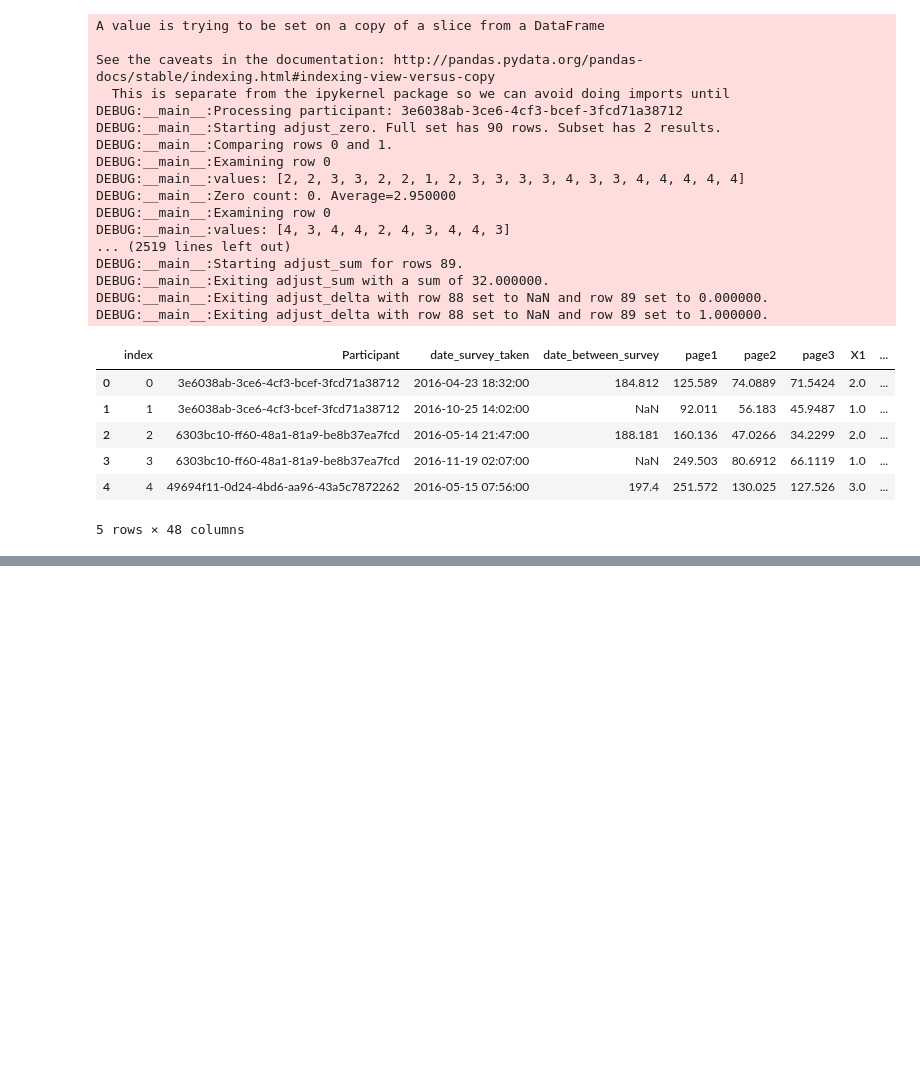
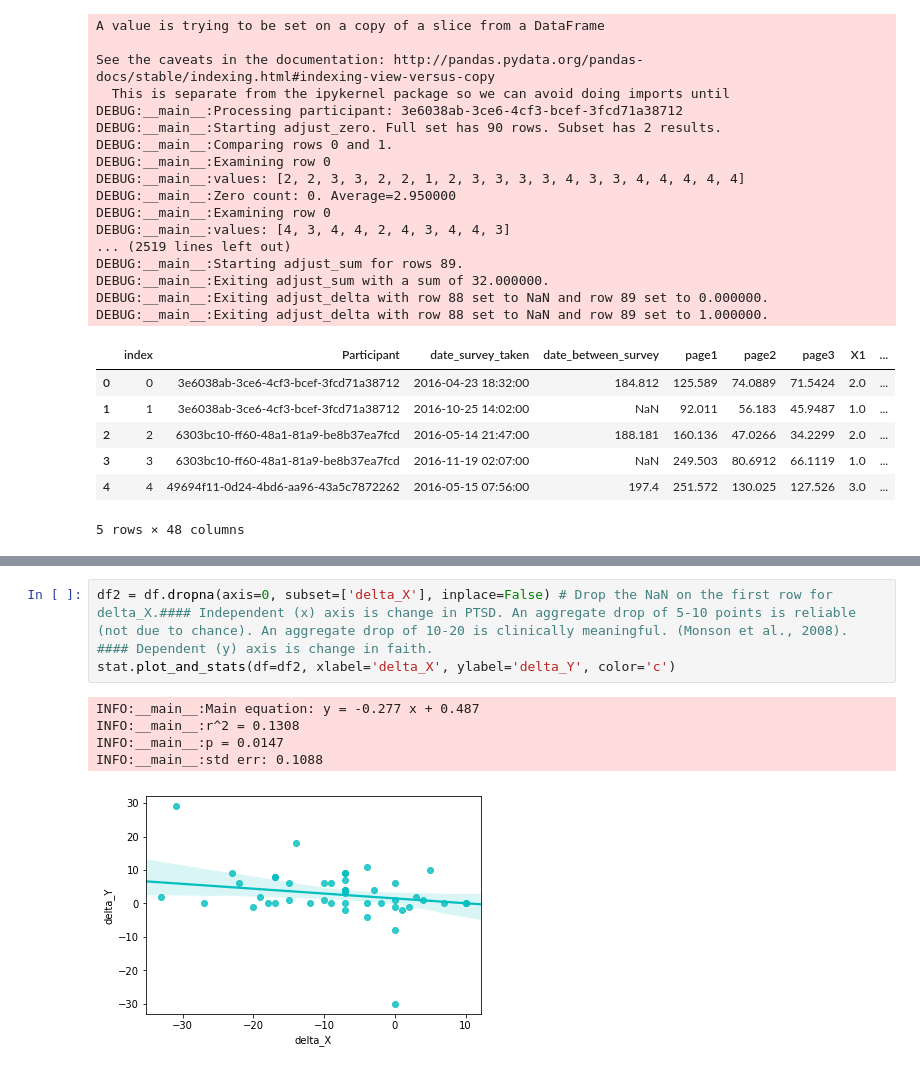
Before and after one commit to rajah9/pythonLibrary, a Jupyter notebook: Solomon MOES Quantitative data.ipynb, the cells around one changed output, grey strips where cells are left out. Cells and saved outputs as stored; diff of their text form; blank space fills up the shorter version.

Commit message:
Add files via upload
Graph and stats with 0s removed.

```diff
--- a/Solomon MOES Quantitative data.ipynb
+++ b/Solomon MOES Quantitative data.ipynb
@@ -359,0 +360,10 @@ DEBUG:__main__:Exiting adjust_delta with row 88 set to NaN and row 89 set to 1.0
+# %%
+df2 = df.dropna(axis=0, subset=['delta_X'], inplace=False) # Drop the NaN on the first row for delta_X.#### Independent (x) axis is change in PTSD. An aggregate drop of 5-10 points is reliable (not due to chance). An aggregate drop of 10-20 is clinically meaningful. (Monson et al., 2008).
+#### Dependent (y) axis is change in faith.
+stat.plot_and_stats(df=df2, xlabel='delta_X', ylabel='delta_Y', color='c')
+# %% [output]
+INFO:__main__:Main equation: y = -0.277 x + 0.487
+INFO:__main__:r^2 = 0.1308
+INFO:__main__:p = 0.0147
+INFO:__main__:std err: 0.1088
+[figure, added]
```
Also changed, not shown: parts of 8 cells of this notebook.
